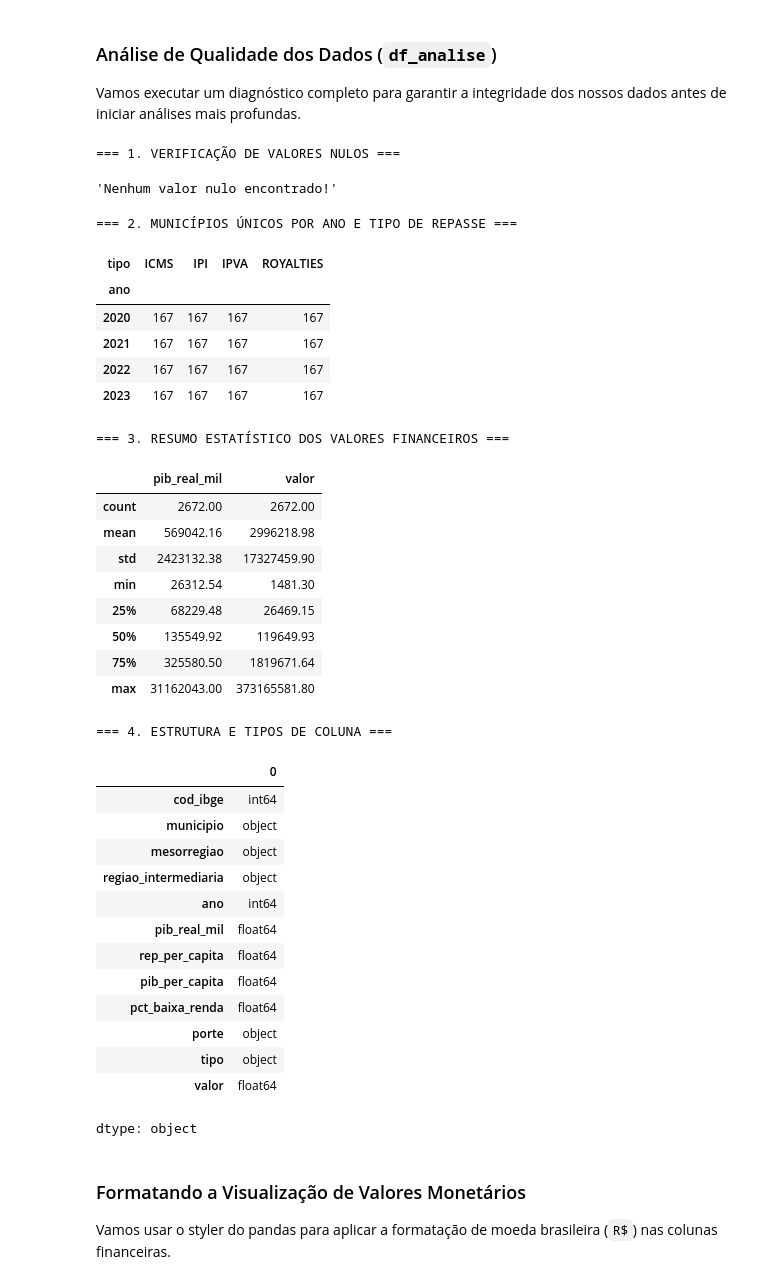
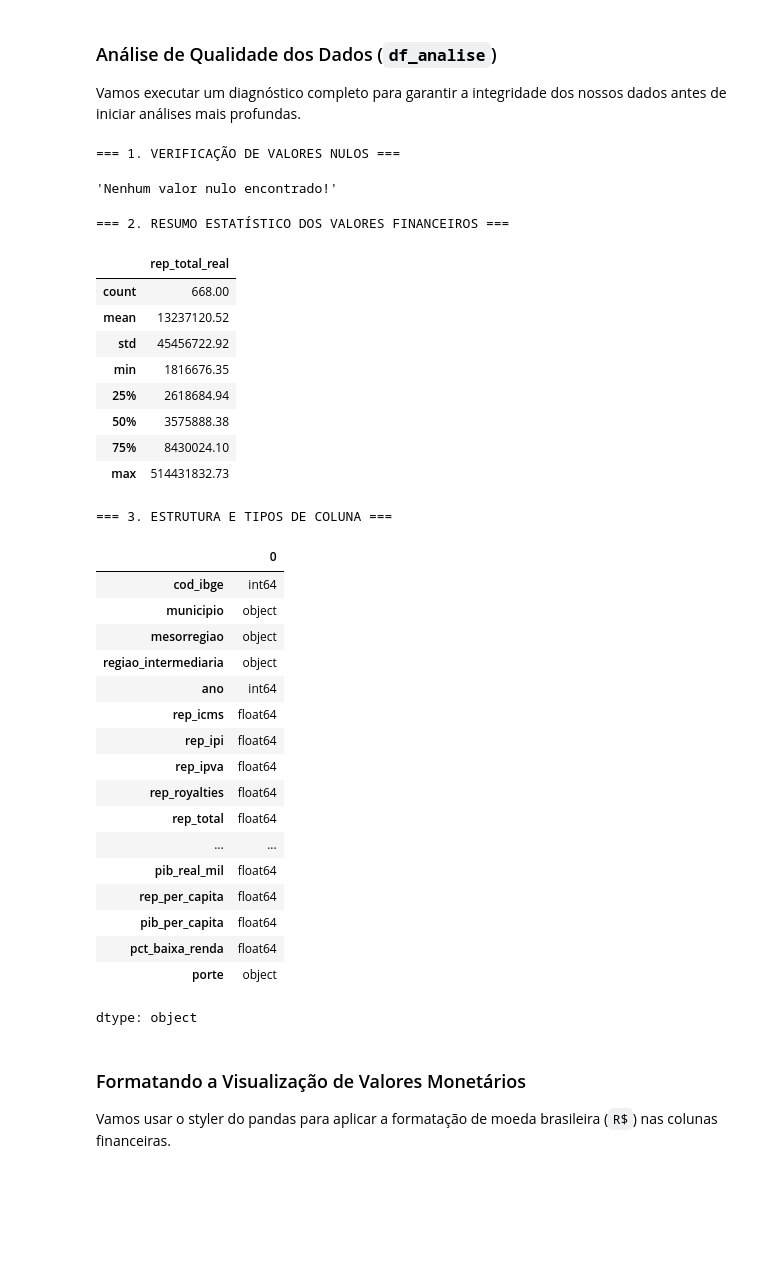
Before and after one commit to Renata-Nascimento/Projeto-U02-CD, a Jupyter notebook: notebooks/02_limpeza_eda.ipynb, the cells around one changed output. Drawn from its saved outputs; the diff is of its cells as text; code cells hidden in the pictures; blank space fills up the shorter version.

```diff
--- a/notebooks/02_limpeza_eda.ipynb
+++ b/notebooks/02_limpeza_eda.ipynb
@@ -41,54 +41,46 @@ Tamanho final da base unificada: 668 linhas e 21 colunas.
 Vamos executar um diagnóstico completo para garantir a integridade dos nossos dados antes de iniciar análises mais profundas.
 # %%
 print("=== 1. VERIFICAÇÃO DE VALORES NULOS ===")
-missing_data = df_analise.isnull().sum()
+missing_data = base.isnull().sum()
 display(missing_data[missing_data > 0] if (missing_data > 0).any() else "Nenhum valor nulo encontrado!")
 
-print("\n=== 2. MUNICÍPIOS ÚNICOS POR ANO E TIPO DE REPASSE ===")
-# Cada combinação de Ano e Tipo de repasse deve conter exatamente 167 municípios únicos
-verificacao_temporal = df_analise.pivot_table(index='ano', columns='tipo', values='cod_ibge', aggfunc='nunique')
-display(verificacao_temporal)
+print("\n=== 2. RESUMO ESTATÍSTICO DOS VALORES FINANCEIROS ===")
+display(base[['rep_total_real']].describe().apply(lambda s: s.apply('{0:.2f}'.format)))
 
-print("\n=== 3. RESUMO ESTATÍSTICO DOS VALORES FINANCEIROS ===")
-display(df_analise[['pib_real_mil', 'valor']].describe().apply(lambda s: s.apply('{0:.2f}'.format)))
-
-print("\n=== 4. ESTRUTURA E TIPOS DE COLUNA ===")
-display(df_analise.dtypes)
+print("\n=== 3. ESTRUTURA E TIPOS DE COLUNA ===")
+display(base.dtypes)
 # %% [output]
 === 1. VERIFICAÇÃO DE VALORES NULOS ===
 'Nenhum valor nulo encontrado!'
-=== 2. MUNICÍPIOS ÚNICOS POR ANO E TIPO DE REPASSE ===
+=== 2. RESUMO ESTATÍSTICO DOS VALORES FINANCEIROS ===
-| tipo | ICMS | IPI | IPVA | ROYALTIES |
-| ano |  |  |  |  |
-| 2020 | 167 | 167 | 167 | 167 |
-| 2021 | 167 | 167 | 167 | 167 |
-| 2022 | 167 | 167 | 167 | 167 |
-| 2023 | 167 | 167 | 167 | 167 |
+|  | rep_total_real |
+| count | 668.00 |
+| mean | 13237120.52 |
+| std | 45456722.92 |
+| min | 1816676.35 |
+| 25% | 2618684.94 |
+| 50% | 3575888.38 |
+| 75% | 8430024.10 |
+| max | 514431832.73 |
-=== 3. RESUMO ESTATÍSTICO DOS VALORES FINANCEIROS ===
+=== 3. ESTRUTURA E TIPOS DE COLUNA ===
-|  | pib_real_mil | valor |
-| count | 2672.00 | 2672.00 |
-| mean | 569042.16 | 2996218.98 |
-| std | 2423132.38 | 17327459.90 |
-| min | 26312.54 | 1481.30 |
-| 25% | 68229.48 | 26469.15 |
-| 50% | 135549.92 | 119649.93 |
-| 75% | 325580.50 | 1819671.64 |
-| max | 31162043.00 | 373165581.80 |
+|  | 0 |
+| cod_ibge | int64 |
+| municipio | object |
+| mesorregiao | object |
+| regiao_intermediaria | object |
+| ano | int64 |
+| rep_icms | float64 |
+| rep_ipi | float64 |
+| rep_ipva | float64 |
+| rep_royalties | float64 |
+| rep_total | float64 |
+| ... | ... |
+| pib_real_mil | float64 |
+| rep_per_capita | float64 |
+| pib_per_capita | float64 |
+| pct_baixa_renda | float64 |
+| porte | object |
-=== 4. ESTRUTURA E TIPOS DE COLUNA ===
+dtype: object
-|  | 0 |
-| cod_ibge | int64 |
-| municipio | object |
-| mesorregiao | object |
-| regiao_intermediaria | object |
-| ano | int64 |
-| pib_real_mil | float64 |
-| rep_per_capita | float64 |
-| pib_per_capita | float64 |
-| pct_baixa_renda | float64 |
-| porte | object |
-| tipo | object |
-| valor | float64 |
-dtype: object
 # %% [markdown]
 ### Formatando a Visualização de Valores Monetários
 
```
Also changed, not shown: parts of 10 cells of this notebook.
